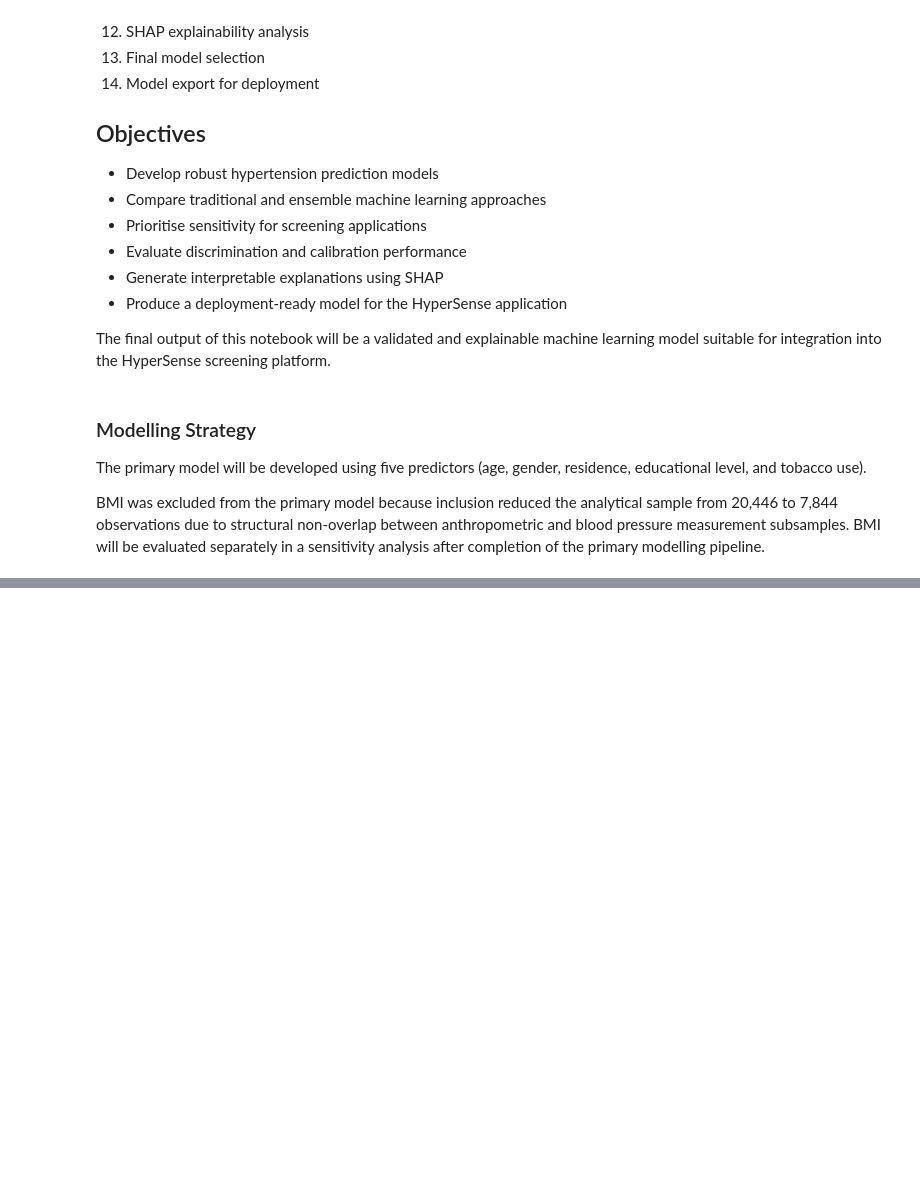
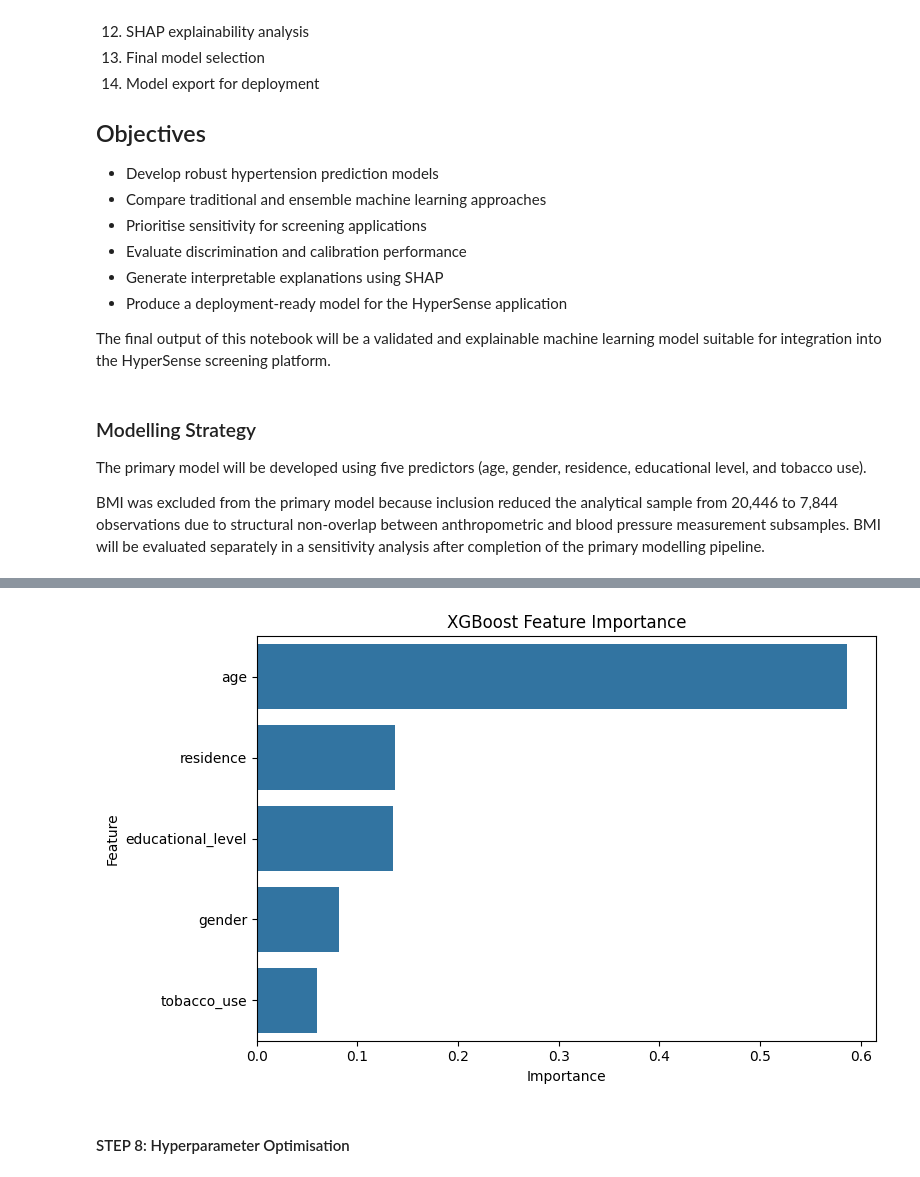
Before and after one commit to Phawazz/HyperDetect, a Jupyter notebook: notebooks/04_modeling.ipynb, the cells around one changed output, grey strips where cells are left out. Saved outputs shown, nothing was run; the diff lists cells and outputs as text; code cells hidden in the pictures; blank space fills up the shorter version.

Commit message:
3 models evaluated

```diff
--- a/notebooks/04_modeling.ipynb
+++ b/notebooks/04_modeling.ipynb
@@ -100,0 +132,3 @@ pd.set_option("display.max_columns", None)
+# %%
+# Ensure binary target is integer
+model_df["htn_status"] = model_df["htn_status"].astype(int)
@@ -100,0 +295,9 @@ pd.set_option("display.max_columns", None)
+# %%
+# Train dummy classifier
+# Always predicts majority class
+
+dummy_model = DummyClassifier(
+    strategy="most_frequent"
+)
+
+dummy_model.fit(X_train, y_train)
@@ -100,0 +614,15 @@ pd.set_option("display.max_columns", None)
+# %%
+# XGBoost feature importance
+
+feature_importance = pd.DataFrame({
+    "feature": X_train.columns,
+    "importance": xgb_model.feature_importances_
+})
+
+feature_importance = (
+    feature_importance
+    .sort_values("importance", ascending=False)
+    .reset_index(drop=True)
+)
+
+feature_importance
@@ -100,0 +636,21 @@ pd.set_option("display.max_columns", None)
+# %%
+# XGBoost feature importance plot
+
+plt.figure(figsize=(8, 5))
+
+sns.barplot(
+    data=feature_importance,
+    x="importance",
+    y="feature"
+)
+
+plt.title("XGBoost Feature Importance")
+plt.xlabel("Importance")
+plt.ylabel("Feature")
+
+plt.tight_layout()
+plt.show()
+# %% [output]
+[figure, added]
+# %% [markdown]
+#### STEP 8: Hyperparameter Optimisation
```
Also changed, not shown: parts of 37 cells of this notebook.
